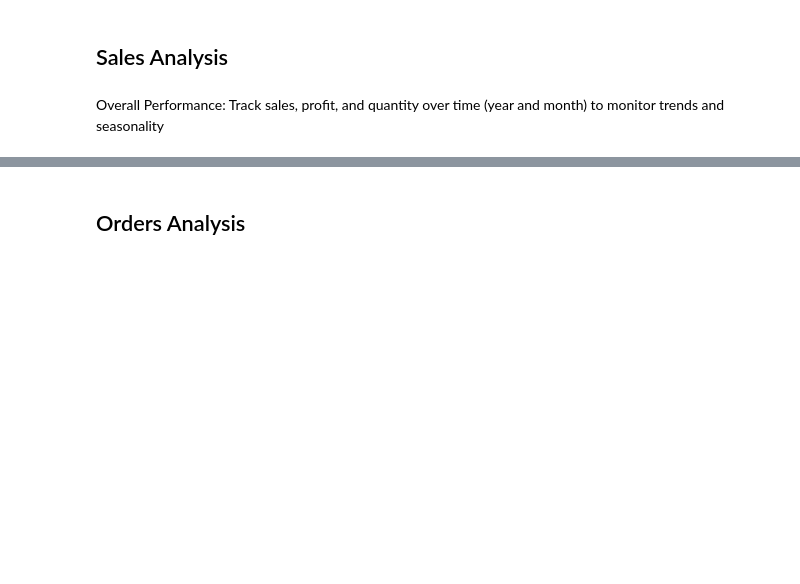
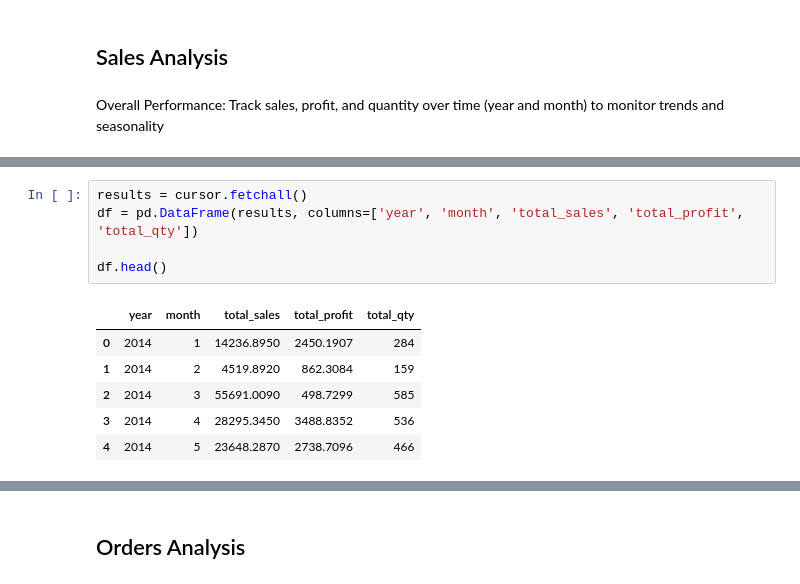
Before and after one commit to markcelemen/sales-performance-dashboard, a Jupyter notebook: eda.ipynb, the cells around one changed output, grey strips where cells are left out. Drawn from its saved outputs; the diff is of its cells as text; blank space fills up the shorter version.

```diff
--- a/eda.ipynb
+++ b/eda.ipynb
@@ -422,0 +435,12 @@ Overall Performance: Track sales, profit, and quantity over time (year and mont
+# %%
+results = cursor.fetchall()
+df = pd.DataFrame(results, columns=['year', 'month', 'total_sales', 'total_profit', 'total_qty'])
+
+df.head()
+# %% [output]
+|  | year | month | total_sales | total_profit | total_qty |
+| 0 | 2014 | 1 | 14236.8950 | 2450.1907 | 284 |
+| 1 | 2014 | 2 | 4519.8920 | 862.3084 | 159 |
+| 2 | 2014 | 3 | 55691.0090 | 498.7299 | 585 |
+| 3 | 2014 | 4 | 28295.3450 | 3488.8352 | 536 |
+| 4 | 2014 | 5 | 23648.2870 | 2738.7096 | 466 |
```
Also changed, not shown: parts of 12 cells of this notebook.
